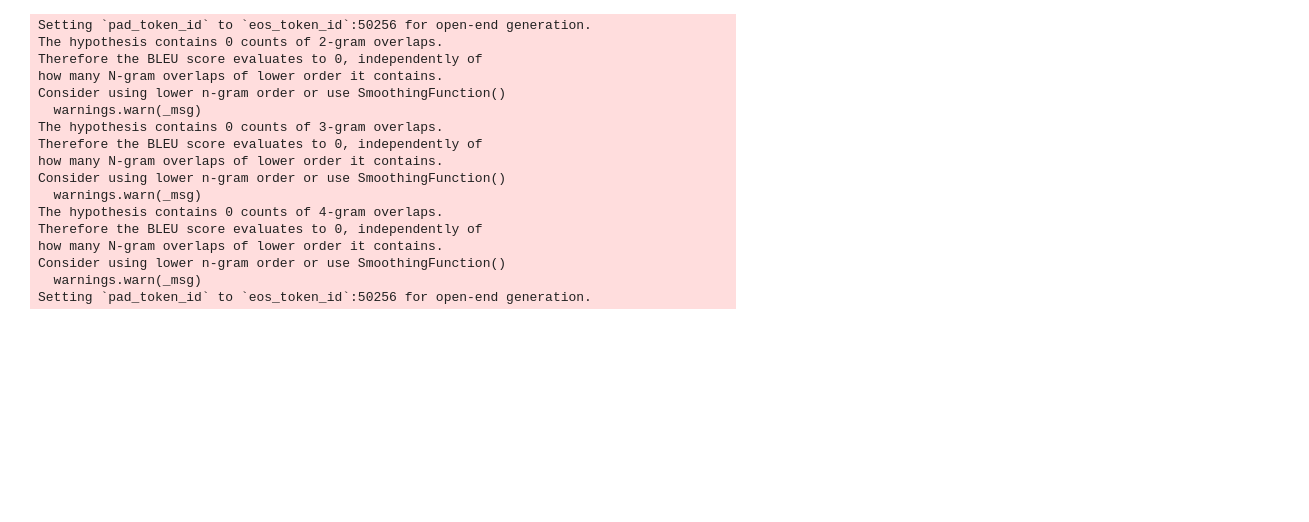
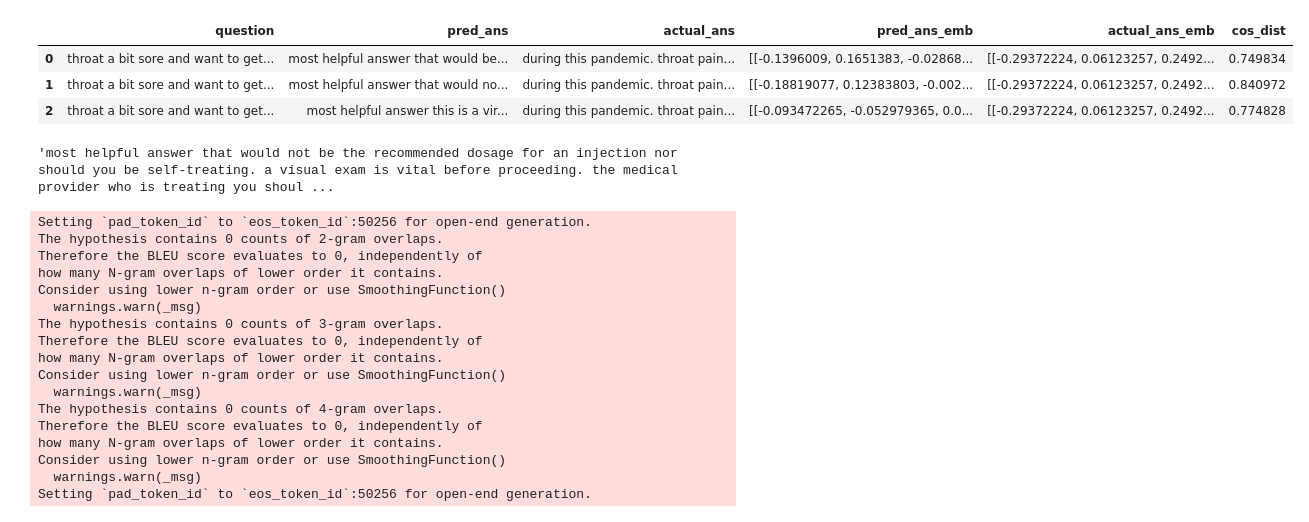
Before and after one commit to HuanLin98/medicalbot, a Jupyter notebook: test_data/test_pipline.ipynb, the cells around one changed output. Drawn from its saved outputs; the diff is of its cells as text; code cells hidden in the pictures; blank space fills up the shorter version.

```diff
--- a/test_data/test_pipline.ipynb
+++ b/test_data/test_pipline.ipynb
@@ -70,3 +96,6 @@ def get_prediction(n, query):
 
     # print(decoded_outputs)
     return decoded_outputs
+# %%
+from datasets import load_metric
+metric = load_metric("bleurt")
@@ -72,0 +122,13 @@ def get_prediction(n, query):
+# %%
+for idx in range(5):
+    row = test_set.iloc[idx]
+    references = [row['answer']]
+    predictions = get_prediction(1, row['question'])
+    print(f"predictions {predictions} ")
+    print(f"references {references} ")
+    metric.add(prediction=predictions, reference=references)
+    # metric.add(prediction=["hello world"], reference=["hello worlds"])
+    # print(metric.compute(prediction=["hello world"], reference=["hello worlds"]))
+
+
+score = metric.compute()
@@ -73,3 +268,42 @@ def get_prediction(n, query):
+# %%
+from sklearn.metrics.pairwise import cosine_similarity
+
+curr_model = 'lasseOnly_30'
+results_df = pd.DataFrame(columns=['question', 'pred_ans', 'actual_ans', 'pred_ans_emb', 'actual_ans_emb', 'cos_dist'])
+
+for idx in tqdm(range(test_set.shape[0])):
+    row = test_set.iloc[idx]
+    question = row["question"]
+    actual_ans_emb = bert_embed_gen(row["answer"], answer_model)
+    answer = process_string(row["answer"])
+    predicteds = get_prediction(3, question)
+
+    for output in predicteds:
+        # print(output)
+        predicted = output.split('<|answer|>')[1]
+        predicted_ans_emb = bert_embed_gen(predicted, answer_model)
+        datapoint = {}
+        datapoint.update({'question' : question})
+        datapoint.update({'pred_ans' : predicted})
+        datapoint.update({'actual_ans' : row["answer"]})
+        datapoint.update({'pred_ans_emb' : predicted_ans_emb})
+        datapoint.update({'actual_ans_emb' : actual_ans_emb})
+        datapoint.update({'cos_dist' : cosine_similarity(actual_ans_emb, predicted_ans_emb)[0][0]})
+        results_df = results_df.append(datapoint, ignore_index = True)
+
+    break
+
+display(results_df)
+results_df.to_csv(f'C:/Users/wjtay/Documents/GitHub/medicalbot/test_data/{curr_model}.csv')
+# %% [output]
+|  | question | pred_ans | actual_ans | pred_ans_emb | actual_ans_emb | cos_dist |
+| 0 | throat a bit sore and want to get... | most helpful answer that would be... | during this pandemic. throat pain... | [[-0.1396009, 0.1651383, -0.02868... | [[-0.29372224, 0.06123257, 0.2492... | 0.749834 |
+| 1 | throat a bit sore and want to get... | most helpful answer that would no... | during this pandemic. throat pain... | [[-0.18819077, 0.12383803, -0.002... | [[-0.29372224, 0.06123257, 0.2492... | 0.840972 |
+| 2 | throat a bit sore and want to get... | most helpful answer this is a vir... | during this pandemic. throat pain... | [[-0.093472265, -0.052979365, 0.0... | [[-0.29372224, 0.06123257, 0.2492... | 0.774828 |
+# %%
+results_df['pred_ans'][1]
+# %% [output]
+'most helpful answer that would not be the recommended dosage for an injection nor should you be self-treating. a visual exam is vital before proceeding. the medical provider who is treating you shoul ...
 # %%
 from nltk.translate.bleu_score import sentence_bleu
 all_bleu_score = []
```
Also changed, not shown: parts of 10 cells of this notebook, 2 other files.
